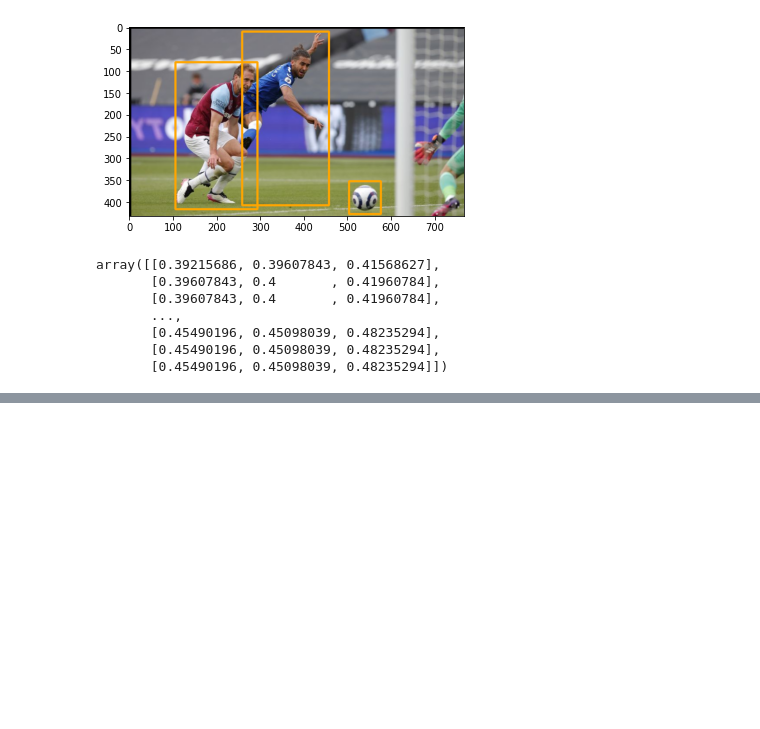
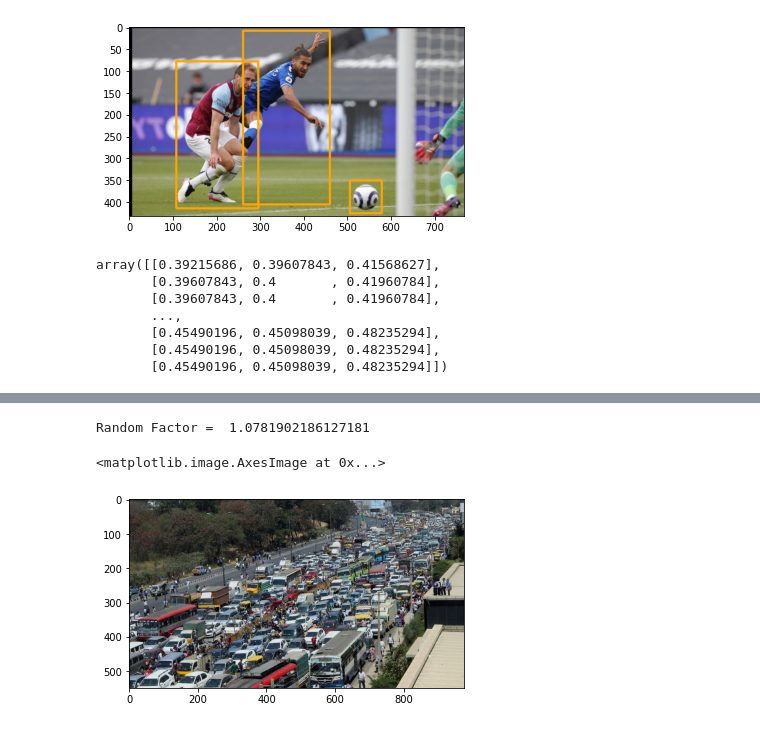
Before and after one commit to hackassin/PyTorch-For-Kiiti-Object-Detection, a Jupyter notebook: data_aug_preprocess.ipynb, the cells around one changed output, grey strips where cells are left out. Cells and saved outputs as stored; diff of their text form; code cells hidden in the pictures; blank space fills up the shorter version.

```diff
--- a/data_aug_preprocess.ipynb
+++ b/data_aug_preprocess.ipynb
@@ -345,0 +371,8 @@ array([[70, 71, 74],
+# %%
+col_aug_trf = Color_Aug(image_trf, label_path='/workspace/experiment/' + 'sports.txt')
+sat_img_trf = col_aug_trf.saturation(1.5)
+plt.imshow(sat_img_trf)
+# %% [output]
+Random Factor =  1.0781902186127181
+<matplotlib.image.AxesImage at 0x...>
+[figure, added]
```
Also changed, not shown: parts of 11 cells of this notebook.
